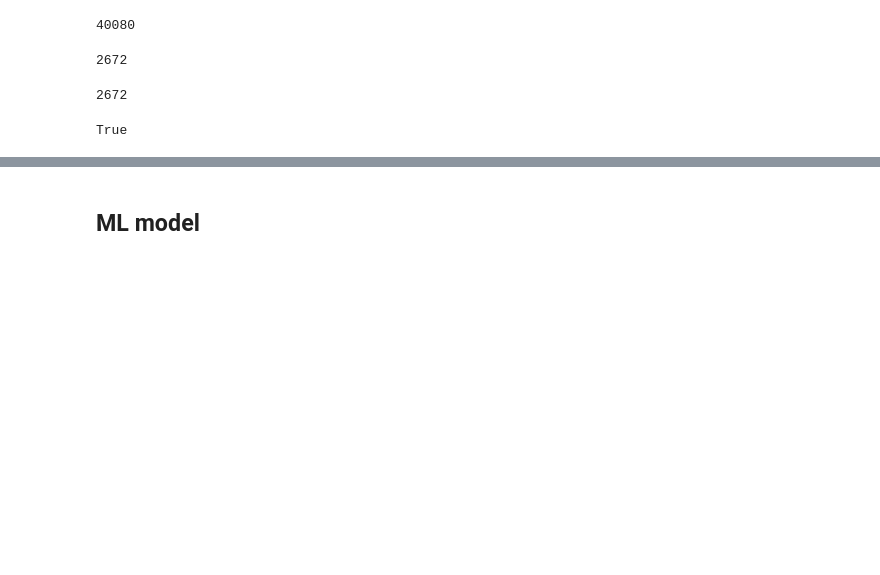
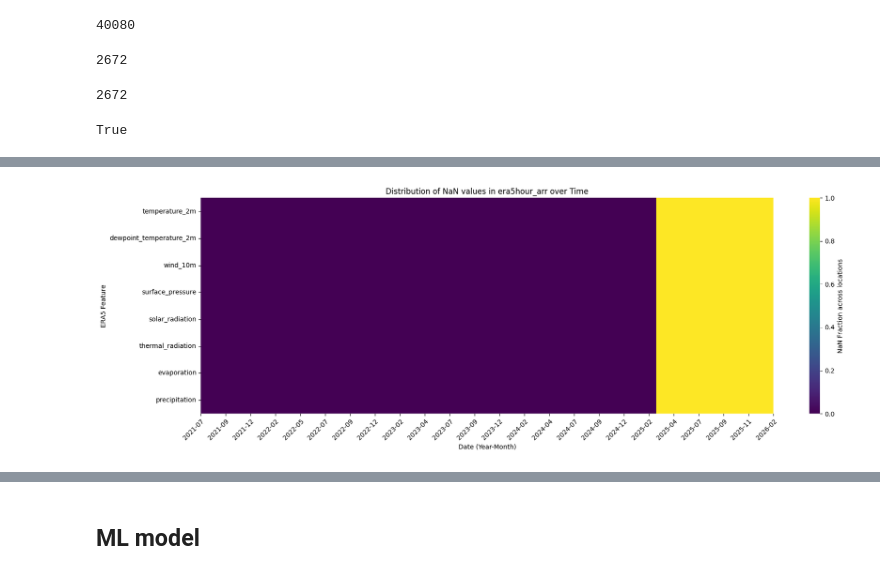
Before and after one commit to ilmcconnell/HRSM, a Jupyter notebook: HRSM_MAPPING_ML_pipeline_multiplePoints.ipynb, the cells around one changed output, grey strips where cells are left out. Cells and saved outputs as stored; diff of their text form; code cells hidden in the pictures; blank space fills up the shorter version.

```diff
--- a/HRSM_MAPPING_ML_pipeline_multiplePoints.ipynb
+++ b/HRSM_MAPPING_ML_pipeline_multiplePoints.ipynb
@@ -17,14 +17,14 @@ drive.mount('/content/gdrive')
 # %% [output]
 Mounted at /content/gdrive
 # %%
-# Define the file path
-from pathlib import Path
-file_path = Path('/content/gdrive/MyDrive/HRSM/test.txt')
+# # Define the file path
+# from pathlib import Path
+# file_path = Path('/content/gdrive/MyDrive/HRSM/test.txt')
 
-file_path.parent.mkdir(parents=True, exist_ok=True)
+# file_path.parent.mkdir(parents=True, exist_ok=True)
 
-# Write content to the file
-with open(file_path, 'w') as f:
-    f.write('Hello from Google Colab!')
+# # Write content to the file
+# with open(file_path, 'w') as f:
+#     f.write('Hello from Google Colab!')
 
-print(f"File successfully saved to: {file_path}")
+# print(f"File successfully saved to: {file_path}")
@@ -1005,3 +990,35 @@ print('third dimension: ', set(nan_indices[:, 2]))
+# %%
+import matplotlib.pyplot as plt
+import seaborn as sns
+import numpy as np
+
+# 1. Visualize NaN distribution over time across features (averaged over all locations)
+# era5hour_arr shape: (features=8, time=40080, locations=79)
+era5_nan_map = np.isnan(era5hour_arr).mean(axis=2)  # Shape (8, 40080)
+
+feature_names = [
+    'temperature_2m', 'dewpoint_temperature_2m', 'wind_10m', 'surface_pressure',
+    'solar_radiation', 'thermal_radiation', 'evaporation', 'precipitation'
+]
+
+plt.figure(figsize=(18, 6))
+ax = sns.heatmap(era5_nan_map, cmap='viridis', cbar_kws={'label': 'NaN Fraction across locations'})
+
+# Calculate tick positions for dates (e.g., one tick per month or specific interval)
+# Using roughly 10 evenly spaced ticks for clarity across the 40,080 hours
+num_ticks = 24
+tick_indices = np.linspace(0, len(datetime_list) - 1, num_ticks, dtype=int)
+tick_labels = [datetime_list[i].strftime('%Y-%m') for i in tick_indices]
+
+plt.xticks(ticks=tick_indices, labels=tick_labels, rotation=45, ha='right', rotation_mode='anchor')
+plt.title('Distribution of NaN values in era5hour_arr over Time')
+plt.xlabel('Date (Year-Month)')
+plt.ylabel('ERA5 Feature')
+plt.yticks(ticks=np.arange(8)+0.5, labels=feature_names, rotation=0)
+plt.tight_layout()
+plt.show()
+# %% [output]
+[figure, added]
 # %%
 start_datetime = datetime.strptime(start_date, '%Y-%m-%d')
 end_datetime = datetime.strptime(end_date, '%Y-%m-%d')  # end_date
```
Also changed, not shown: parts of 11 cells of this notebook.
